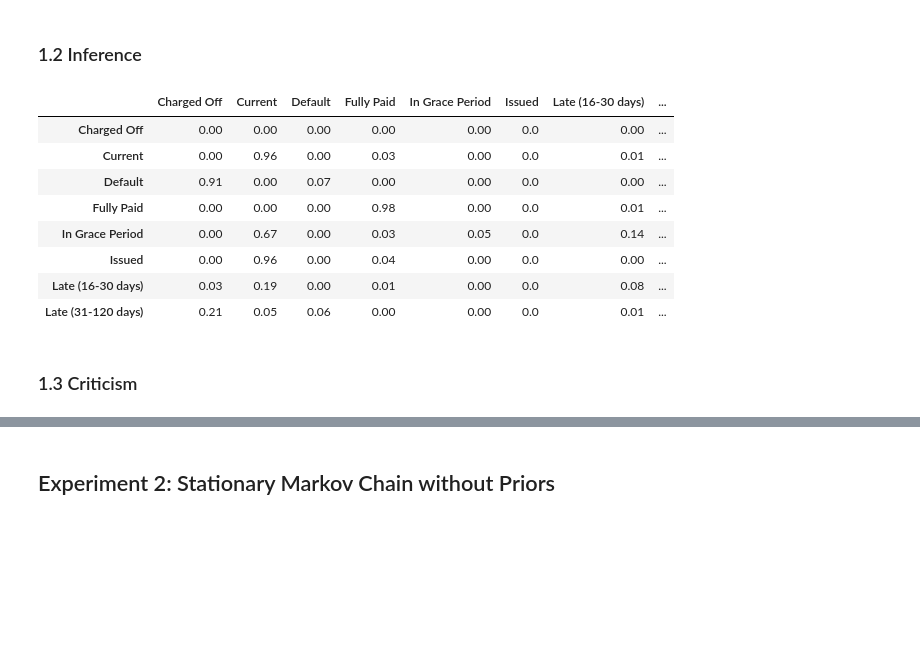
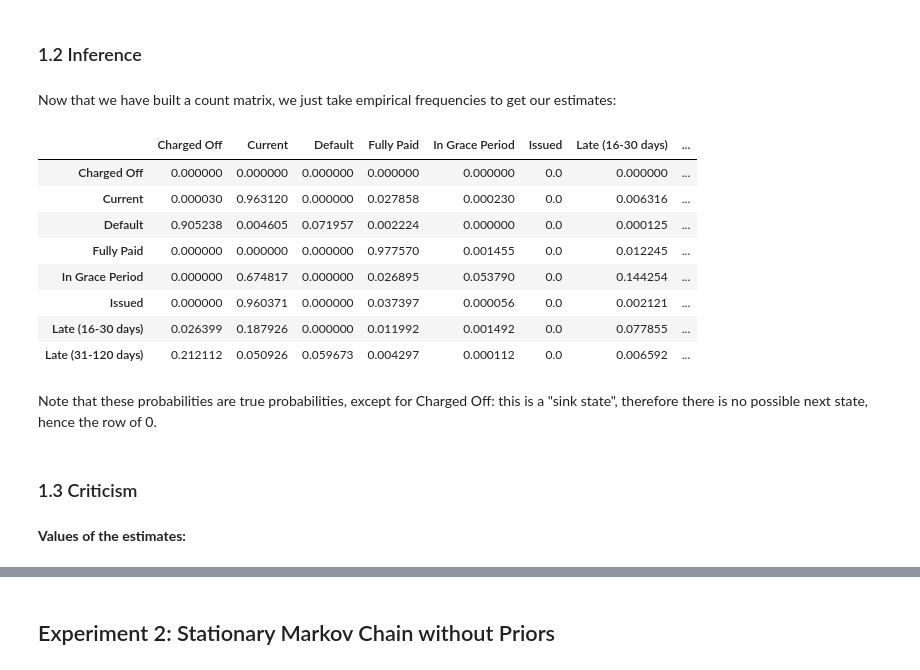
Before and after one commit to basilvetas/lending-club-analysis, a Jupyter notebook: final-project/notebooks/final-project-basil.ipynb, the cells around one changed output, grey strips where cells are left out. Saved outputs shown, nothing was run; the diff lists cells and outputs as text; code cells hidden in the pictures; blank space fills up the shorter version.

```diff
--- a/final-project/notebooks/final-project-basil.ipynb
+++ b/final-project/notebooks/final-project-basil.ipynb
@@ -90,15 +123,5 @@ realized_transitions
 | Late (31-120 days) | 105934 | 25434 | 29802 | 2146 | 56 | 0 | 3292 | ... |
 # %% [markdown]
 ### 1.2 Inference
-# %%
-compute_mle(realized_transitions)
-# %% [output]
-|  | Charged Off | Current | Default | Fully Paid | In Grace Period | Issued | Late (16-30 days) | ... |
-| Charged Off | 0.00 | 0.00 | 0.00 | 0.00 | 0.00 | 0.0 | 0.00 | ... |
-| Current | 0.00 | 0.96 | 0.00 | 0.03 | 0.00 | 0.0 | 0.01 | ... |
-| Default | 0.91 | 0.00 | 0.07 | 0.00 | 0.00 | 0.0 | 0.00 | ... |
-| Fully Paid | 0.00 | 0.00 | 0.00 | 0.98 | 0.00 | 0.0 | 0.01 | ... |
-| In Grace Period | 0.00 | 0.67 | 0.00 | 0.03 | 0.05 | 0.0 | 0.14 | ... |
-| Issued | 0.00 | 0.96 | 0.00 | 0.04 | 0.00 | 0.0 | 0.00 | ... |
-| Late (16-30 days) | 0.03 | 0.19 | 0.00 | 0.01 | 0.00 | 0.0 | 0.08 | ... |
-| Late (31-120 days) | 0.21 | 0.05 | 0.06 | 0.00 | 0.00 | 0.0 | 0.01 | ... |
+# %% [markdown]
+Now that we have built a count matrix, we just take empirical frequencies to get our estimates:
@@ -105,2 +130,18 @@ compute_mle(realized_transitions)
+# %%
+mle
+# %% [output]
+|  | Charged Off | Current | Default | Fully Paid | In Grace Period | Issued | Late (16-30 days) | ... |
+| Charged Off | 0.000000 | 0.000000 | 0.000000 | 0.000000 | 0.000000 | 0.0 | 0.000000 | ... |
+| Current | 0.000030 | 0.963120 | 0.000000 | 0.027858 | 0.000230 | 0.0 | 0.006316 | ... |
+| Default | 0.905238 | 0.004605 | 0.071957 | 0.002224 | 0.000000 | 0.0 | 0.000125 | ... |
+| Fully Paid | 0.000000 | 0.000000 | 0.000000 | 0.977570 | 0.001455 | 0.0 | 0.012245 | ... |
+| In Grace Period | 0.000000 | 0.674817 | 0.000000 | 0.026895 | 0.053790 | 0.0 | 0.144254 | ... |
+| Issued | 0.000000 | 0.960371 | 0.000000 | 0.037397 | 0.000056 | 0.0 | 0.002121 | ... |
+| Late (16-30 days) | 0.026399 | 0.187926 | 0.000000 | 0.011992 | 0.001492 | 0.0 | 0.077855 | ... |
+| Late (31-120 days) | 0.212112 | 0.050926 | 0.059673 | 0.004297 | 0.000112 | 0.0 | 0.006592 | ... |
+# %% [markdown]
+Note that these probabilities are true probabilities, except for Charged Off: this is a "sink state", therefore there is no possible next state, hence the row of 0.
 # %% [markdown]
 ### 1.3 Criticism
+# %% [markdown]
+**Values of the estimates:**
```
Also changed, not shown: parts of 34 cells of this notebook, 4 other files.
